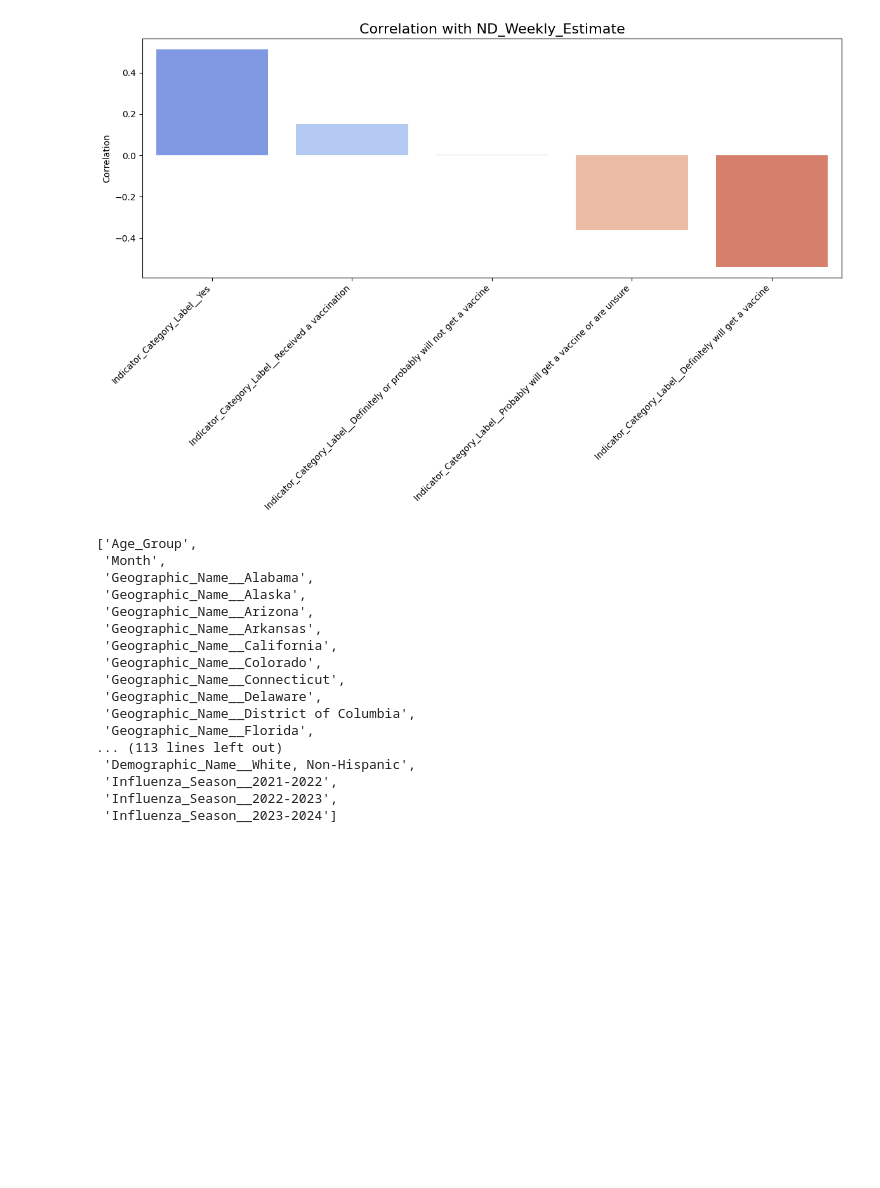
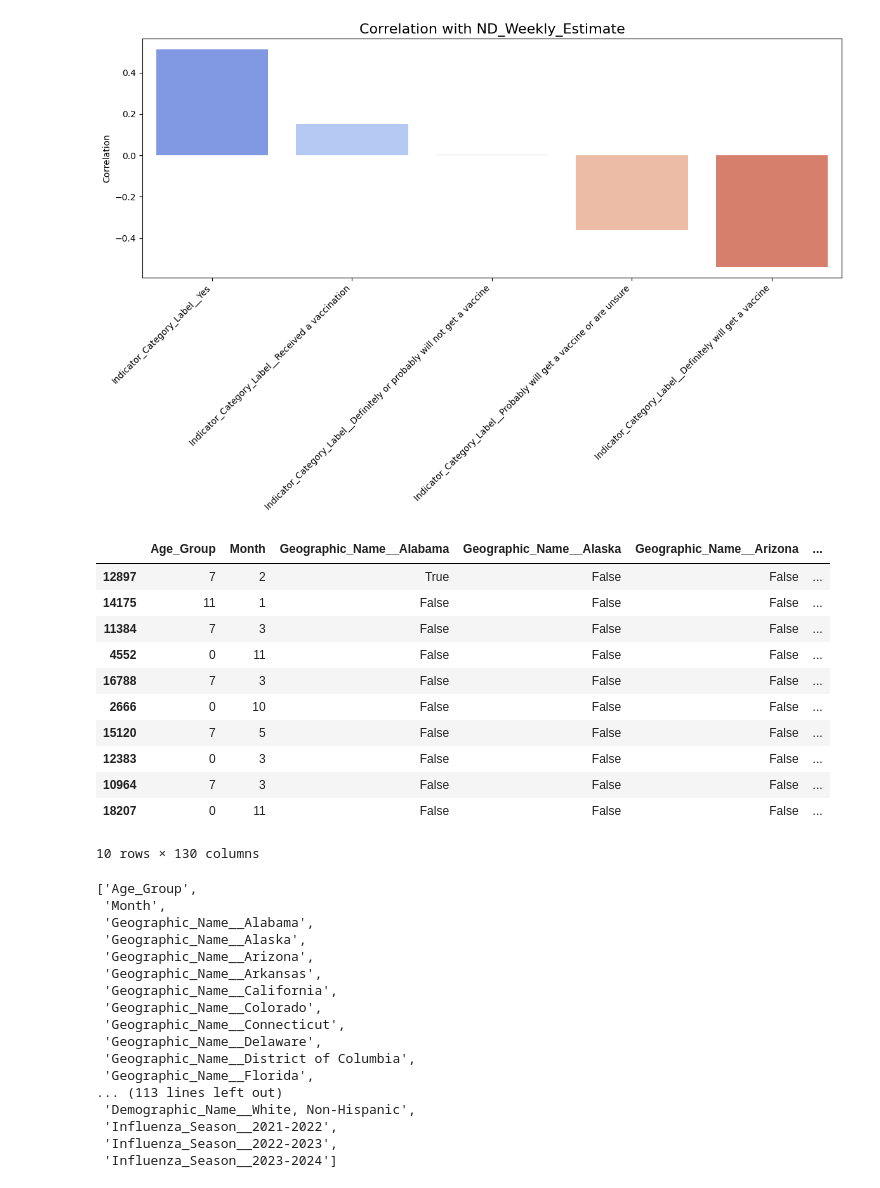
Before and after one commit to saba-sohail/Pfizer-Vaccination-Rates, a Jupyter notebook: Pfizer_Vaccination_Rates.ipynb, the cells around one changed output. Drawn from its saved outputs; the diff is of its cells as text; code cells hidden in the pictures; blank space fills up the shorter version.

```diff
--- a/Pfizer_Vaccination_Rates.ipynb
+++ b/Pfizer_Vaccination_Rates.ipynb
@@ -621,6 +621,21 @@ feature_list.remove('Indicator_Category_Label__Yes')
 y = df['ND_Weekly_Estimate']
 X = df[feature_list]
 X_train, X_test, y_train, y_test = train_test_split(X, y, test_size=0.33,random_state=1234)
+# %%
+df[feature_list + ['ND_Weekly_Estimate']].sample(n=10, random_state=1234)
+# %% [output]
+|  | Age_Group | Month | Geographic_Name__Alabama | Geographic_Name__Alaska | Geographic_Name__Arizona | ... |
+| 12897 | 7 | 2 | True | False | False | ... |
+| 14175 | 11 | 1 | False | False | False | ... |
+| 11384 | 7 | 3 | False | False | False | ... |
+| 4552 | 0 | 11 | False | False | False | ... |
+| 16788 | 7 | 3 | False | False | False | ... |
+| 2666 | 0 | 10 | False | False | False | ... |
+| 15120 | 7 | 5 | False | False | False | ... |
+| 12383 | 0 | 3 | False | False | False | ... |
+| 10964 | 7 | 3 | False | False | False | ... |
+| 18207 | 0 | 11 | False | False | False | ... |
+10 rows × 130 columns
 # %%
 feature_list
 # %% [output]
```
Also changed, not shown: parts of 19 cells of this notebook.
